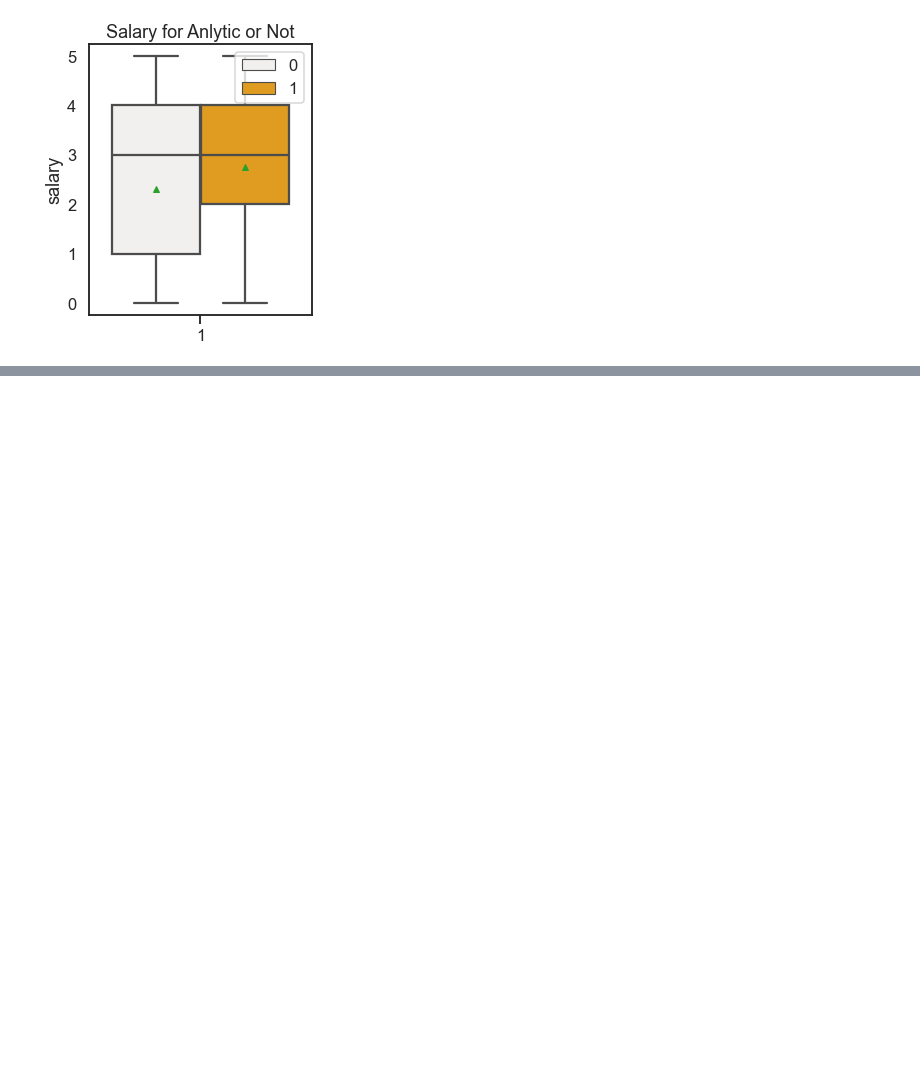
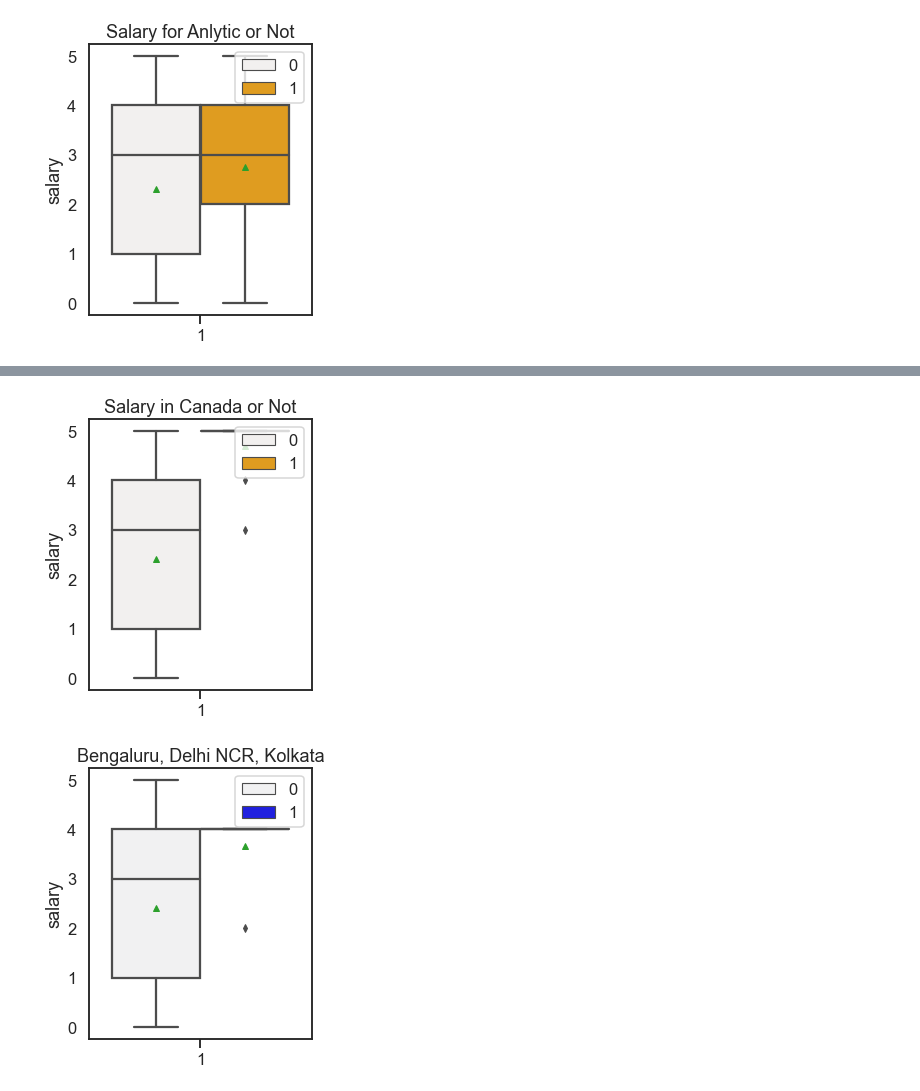
Before and after one commit to Alexandr1010/Data_science_Salary, a Jupyter notebook: Data_scientist_salary.ipynb, the cells around one changed output, grey strips where cells are left out. Saved outputs shown, nothing was run; the diff lists cells and outputs as text; code cells hidden in the pictures; blank space fills up the shorter version.

```diff
--- a/Data_scientist_salary.ipynb
+++ b/Data_scientist_salary.ipynb
@@ -328,0 +339,7 @@ ax.set(title='Salary for Anlytic or Not')
+# %%
+salary_canada_delhi=investigated_full_df[['Canada','Bengaluru, Delhi NCR, Kolkata','salary']]
+plot_boxplot(salary_canada_delhi, 'Canada','Salary in Canada or Not', color='orange')
+plot_boxplot(salary_canada_delhi, 'Bengaluru, Delhi NCR, Kolkata','Bengaluru, Delhi NCR, Kolkata', color='blue')
+# %% [output]
+[figure, added]
+[figure, added]
```
Also changed, not shown: parts of 13 cells of this notebook, 1 other file.
